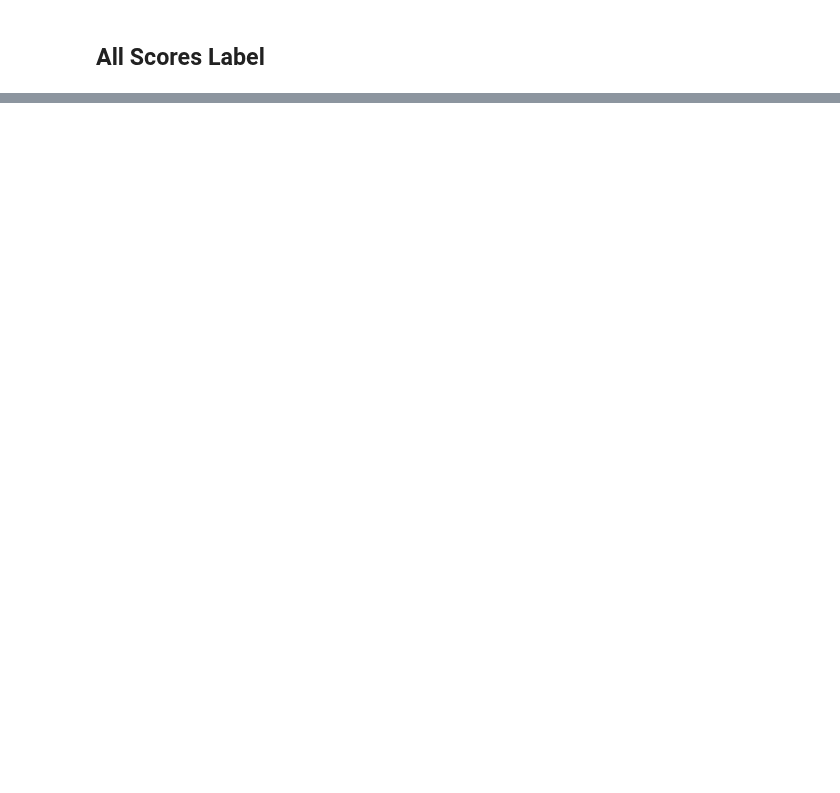
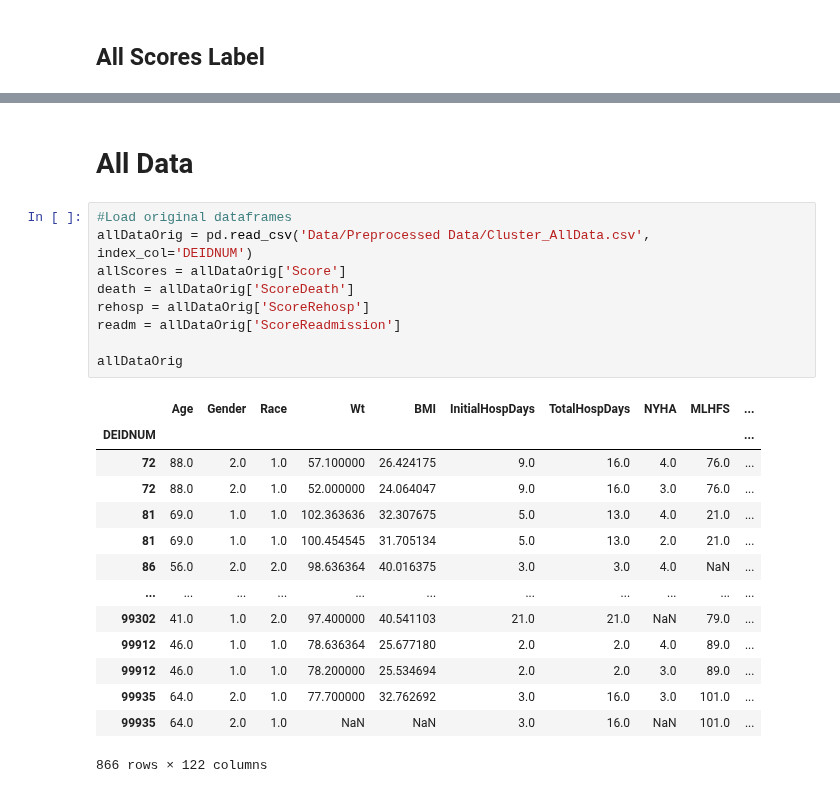
Before and after one commit to jozieLamp/CARNA, a Jupyter notebook: Risk_Score_Training.ipynb, the cells around one changed output, grey strips where cells are left out. Drawn from its saved outputs; the diff is of its cells as text; blank space fills up the shorter version.

```diff
--- a/Risk_Score_Training.ipynb
+++ b/Risk_Score_Training.ipynb
@@ -105,0 +187,26 @@ for t in range(5):
+# %% [markdown]
+# All Data
+# %%
+#Load original dataframes
+allDataOrig = pd.read_csv('Data/Preprocessed Data/Cluster_AllData.csv', index_col='DEIDNUM')
+allScores = allDataOrig['Score']
+death = allDataOrig['ScoreDeath']
+rehosp = allDataOrig['ScoreRehosp']
+readm = allDataOrig['ScoreReadmission']
+
+allDataOrig
+# %% [output]
+|  | Age | Gender | Race | Wt | BMI | InitialHospDays | TotalHospDays | NYHA | MLHFS | ... |
+| DEIDNUM |  |  |  |  |  |  |  |  |  | ... |
+| 72 | 88.0 | 2.0 | 1.0 | 57.100000 | 26.424175 | 9.0 | 16.0 | 4.0 | 76.0 | ... |
+| 72 | 88.0 | 2.0 | 1.0 | 52.000000 | 24.064047 | 9.0 | 16.0 | 3.0 | 76.0 | ... |
+| 81 | 69.0 | 1.0 | 1.0 | 102.363636 | 32.307675 | 5.0 | 13.0 | 4.0 | 21.0 | ... |
+| 81 | 69.0 | 1.0 | 1.0 | 100.454545 | 31.705134 | 5.0 | 13.0 | 2.0 | 21.0 | ... |
+| 86 | 56.0 | 2.0 | 2.0 | 98.636364 | 40.016375 | 3.0 | 3.0 | 4.0 | NaN | ... |
+| ... | ... | ... | ... | ... | ... | ... | ... | ... | ... | ... |
+| 99302 | 41.0 | 1.0 | 2.0 | 97.400000 | 40.541103 | 21.0 | 21.0 | NaN | 79.0 | ... |
+| 99912 | 46.0 | 1.0 | 1.0 | 78.636364 | 25.677180 | 2.0 | 2.0 | 4.0 | 89.0 | ... |
+| 99912 | 46.0 | 1.0 | 1.0 | 78.200000 | 25.534694 | 2.0 | 2.0 | 3.0 | 89.0 | ... |
+| 99935 | 64.0 | 2.0 | 1.0 | 77.700000 | 32.762692 | 3.0 | 16.0 | 3.0 | 101.0 | ... |
+| 99935 | 64.0 | 2.0 | 1.0 | NaN | NaN | 3.0 | 16.0 | NaN | 101.0 | ... |
+866 rows × 122 columns
```
Also changed, not shown: parts of 33 cells of this notebook, 37 other files.
